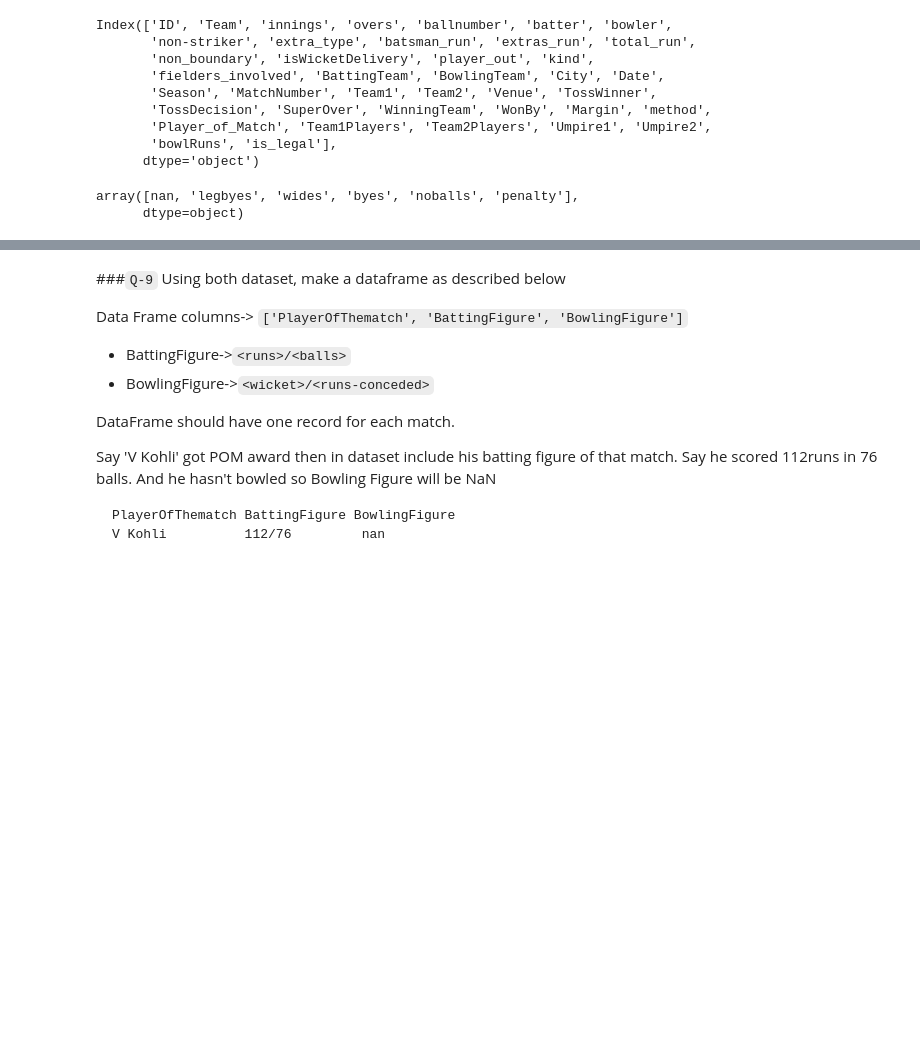
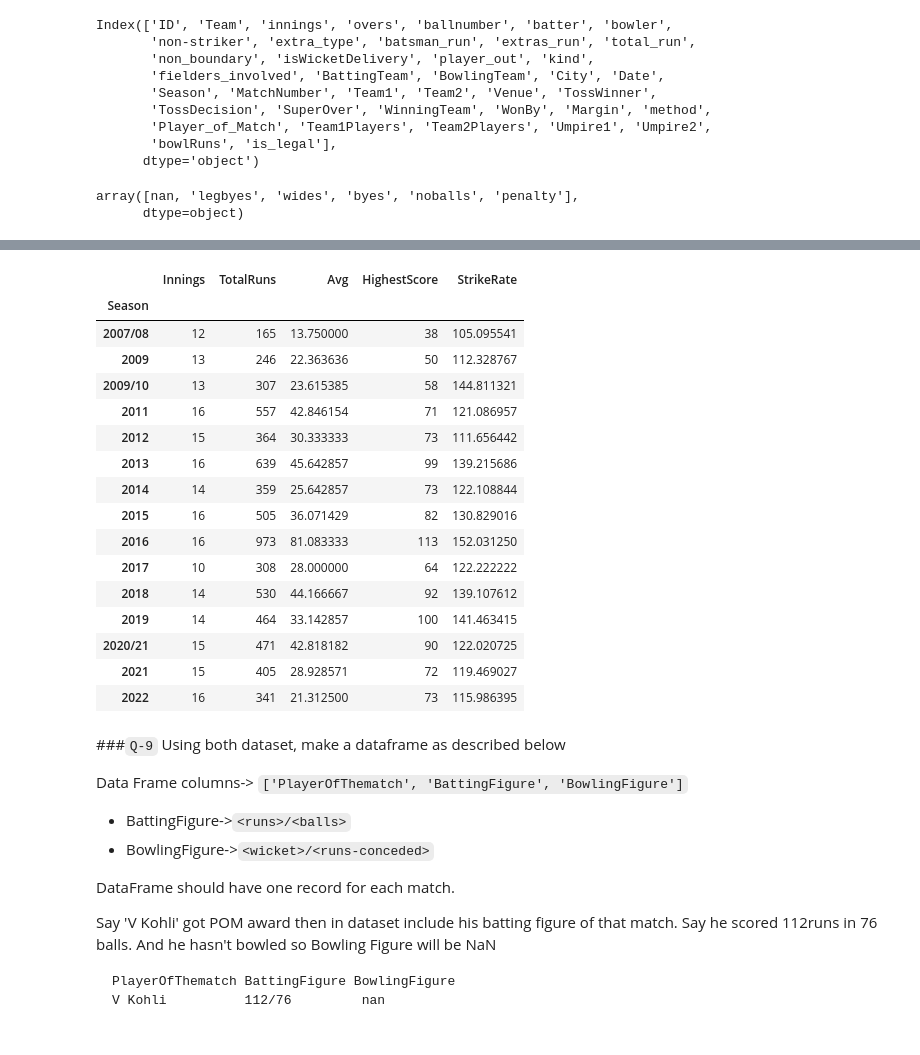
Before and after one commit to iqraghori/Data-science, a Jupyter notebook: Pandas_practice/merging_joining.ipynb, the cells around one changed output, grey strips where cells are left out. Saved outputs shown, nothing was run; the diff lists cells and outputs as text; code cells hidden in the pictures; blank space fills up the shorter version.

```diff
--- a/Pandas_practice/merging_joining.ipynb
+++ b/Pandas_practice/merging_joining.ipynb
@@ -305,3 +310,99 @@ df_record
+# %%
+# merge
+df_ipl = ipl_deliveries.merge(
+    ipl_match,
+    how='inner',
+    on='ID'
+)
+
+# wides not counted as balls faced
+df_ipl['legal_ball_for_batter'] = (
+    df_ipl['extra_type'] != 'wides'
+)
+
+# ---------- innings wise ----------
+innings_df = (
+    df_ipl.groupby(['Season', 'ID', 'batter'])
+    .agg(
+        runs=('batsman_run', 'sum'),
+
+        outs=('player_out',
+              lambda x: (x == x).sum()),
+
+        balls=('legal_ball_for_batter',
+               'sum')
+    )
+    .reset_index()
+)
+
+# ---------- season wise ----------
+df_record = (
+    innings_df.groupby(['Season', 'batter'])
+    .agg(
+        Innings=('ID', 'count'),
+
+        TotalRuns=('runs', 'sum'),
+
+        HighestScore=('runs', 'max'),
+
+        Outs=('outs', 'sum'),
+
+        BallsFaced=('balls', 'sum')
+    )
+    .reset_index()
+)
+
+# averages
+df_record['Avg'] = (
+    df_record['TotalRuns'] /
+    df_record['Outs']
+)
+
+# strike rate
+df_record['StrikeRate'] = (
+    df_record['TotalRuns'] /
+    df_record['BallsFaced']
+) * 100
+
+
+# ---------- function ----------
+def batsman_record_season_wise(batsman_name):
+
+    result = (
+        df_record[
+            df_record['batter'] == batsman_name
+        ][[
+            'Season',
+            'Innings',
+            'TotalRuns',
+            'Avg',
+            'HighestScore',
+            'StrikeRate'
+        ]]
+        .set_index('Season')
+    )
+
+    return result
+
+batsman_record_season_wise('V Kohli')
+# %% [output]
+|  | Innings | TotalRuns | Avg | HighestScore | StrikeRate |
+| Season |  |  |  |  |  |
+| 2007/08 | 12 | 165 | 13.750000 | 38 | 105.095541 |
+| 2009 | 13 | 246 | 22.363636 | 50 | 112.328767 |
+| 2009/10 | 13 | 307 | 23.615385 | 58 | 144.811321 |
+| 2011 | 16 | 557 | 42.846154 | 71 | 121.086957 |
+| 2012 | 15 | 364 | 30.333333 | 73 | 111.656442 |
+| 2013 | 16 | 639 | 45.642857 | 99 | 139.215686 |
+| 2014 | 14 | 359 | 25.642857 | 73 | 122.108844 |
+| 2015 | 16 | 505 | 36.071429 | 82 | 130.829016 |
+| 2016 | 16 | 973 | 81.083333 | 113 | 152.031250 |
+| 2017 | 10 | 308 | 28.000000 | 64 | 122.222222 |
+| 2018 | 14 | 530 | 44.166667 | 92 | 139.107612 |
+| 2019 | 14 | 464 | 33.142857 | 100 | 141.463415 |
+| 2020/21 | 15 | 471 | 42.818182 | 90 | 122.020725 |
+| 2021 | 15 | 405 | 28.928571 | 72 | 119.469027 |
+| 2022 | 16 | 341 | 21.312500 | 73 | 115.986395 |
 # %% [markdown]
 ###`Q-9` Using both dataset, make a dataframe as described below
 
```
Also changed, not shown: parts of 2 cells of this notebook.
